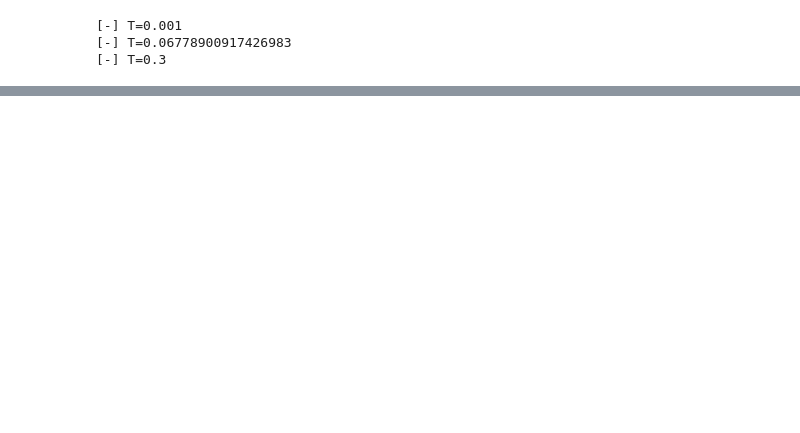
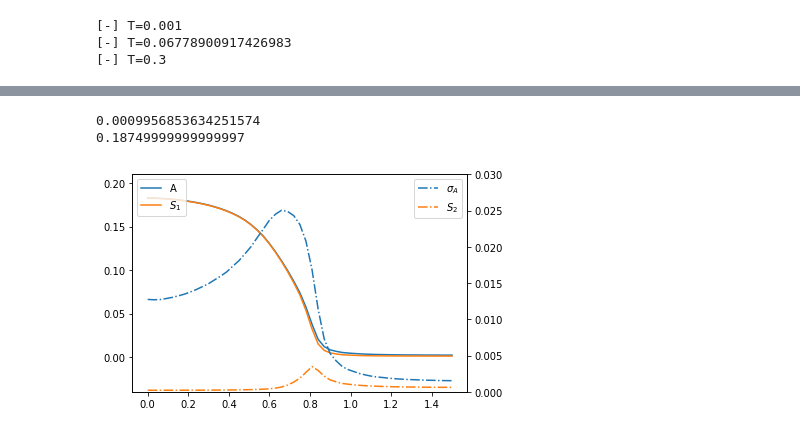
Before and after one commit to gbarzon/HTC_oscillations, a Jupyter notebook: Plot_r1_0.001.ipynb, the cells around one changed output, grey strips where cells are left out. Saved outputs shown, nothing was run; the diff lists cells and outputs as text; code cells hidden in the pictures; blank space fills up the shorter version.

```diff
--- a/Plot_r1_0.001.ipynb
+++ b/Plot_r1_0.001.ipynb
@@ -588,0 +663,50 @@ plt.show()
+# %%
+r1 = 0.001
+r2 = 0.3
+
+Tminus = r1 * r2 / (r1 + r2 + r1*r2)
+Tplus = r2 / (2*r2 +1)
+
+xplus = Tplus
+yplus = Tplus / r2
+
+xminus = Tminus
+yminus = Tminus / r2
+
+print(Tminus)
+print(Tplus)
+# %% [output]
+0.0009956853634251574
+0.18749999999999997
+# %%
+data = np.loadtxt('results/connectome_998_0.0_1.5_0.03_50_0.36_0_observables.txt')
+stim = np.loadtxt('results/connectome_998_0.0_1.5_0.03_50_0.36_0_stimulated.txt')
+# %%
+Tmin = 0.0
+Tmax = 1.5
+dT = 0.03
+
+Trange = np.arange(Tmin, Tmax+dT, dT)
+
+Nstim = 50
+
+stimuli = np.logspace(-5, 0, Nstim, endpoint=True)
+
+stimulated = stim[len(stim)//2:] * 10
+# %%
+fig, ax = plt.subplots()
+
+ax.plot(Trange, data[5], label='A')
+ax.plot(Trange, data[8], label=r'$S_1$')
+ax.set_ylim([-0.04,0.21])
+ax.legend(loc=2)
+
+ax2=ax.twinx()
+ax2.plot(Trange, data[6], '-.', label=r'$\sigma_A$')
+ax2.plot(Trange, data[9], '-.', label=r'$S_2$')
+ax2.set_ylim([0,0.03])
+ax2.legend(loc=0)
+
+plt.show()
+# %% [output]
+[figure, added]
```
Also changed, not shown: parts of 23 cells of this notebook, 2 other files.
